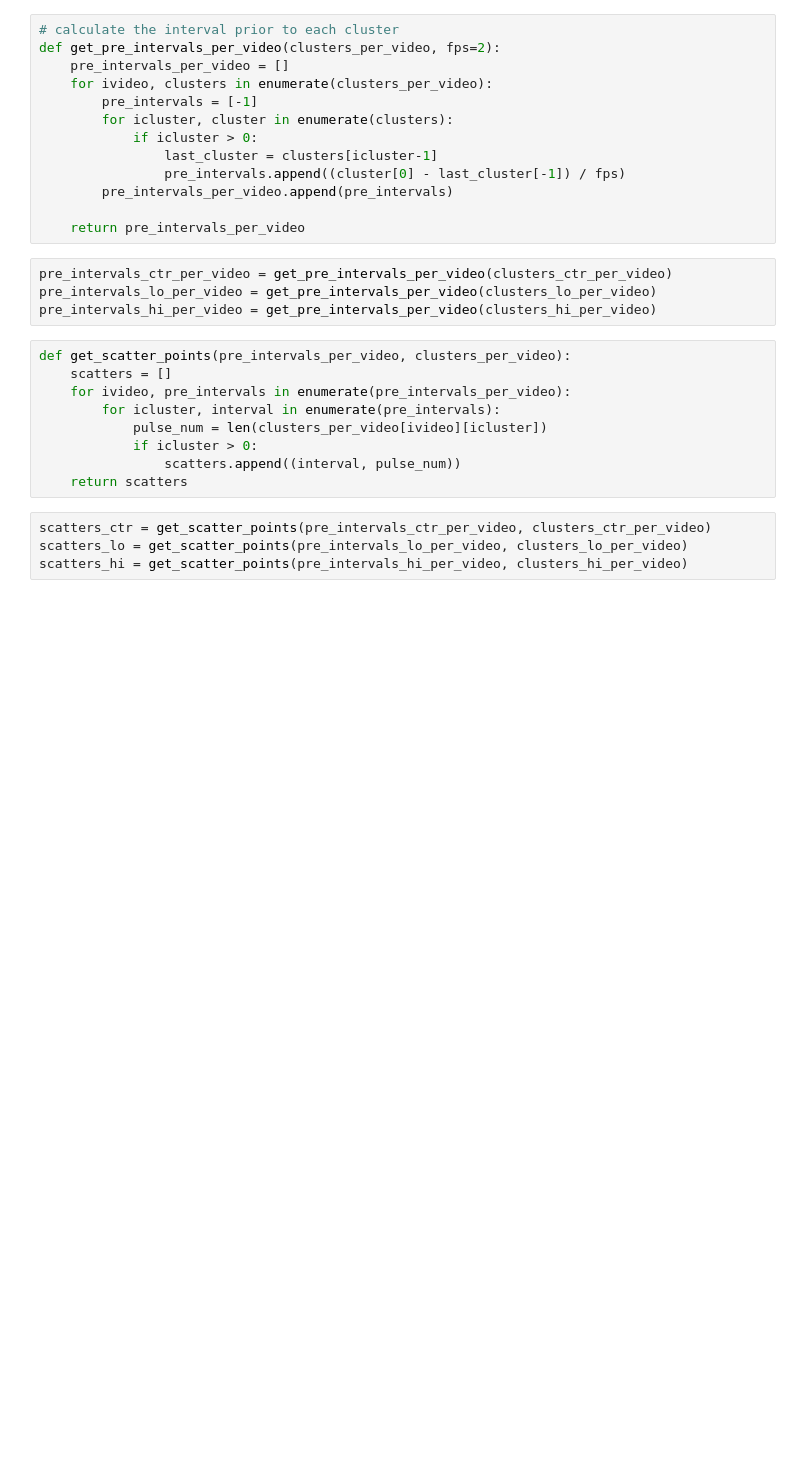
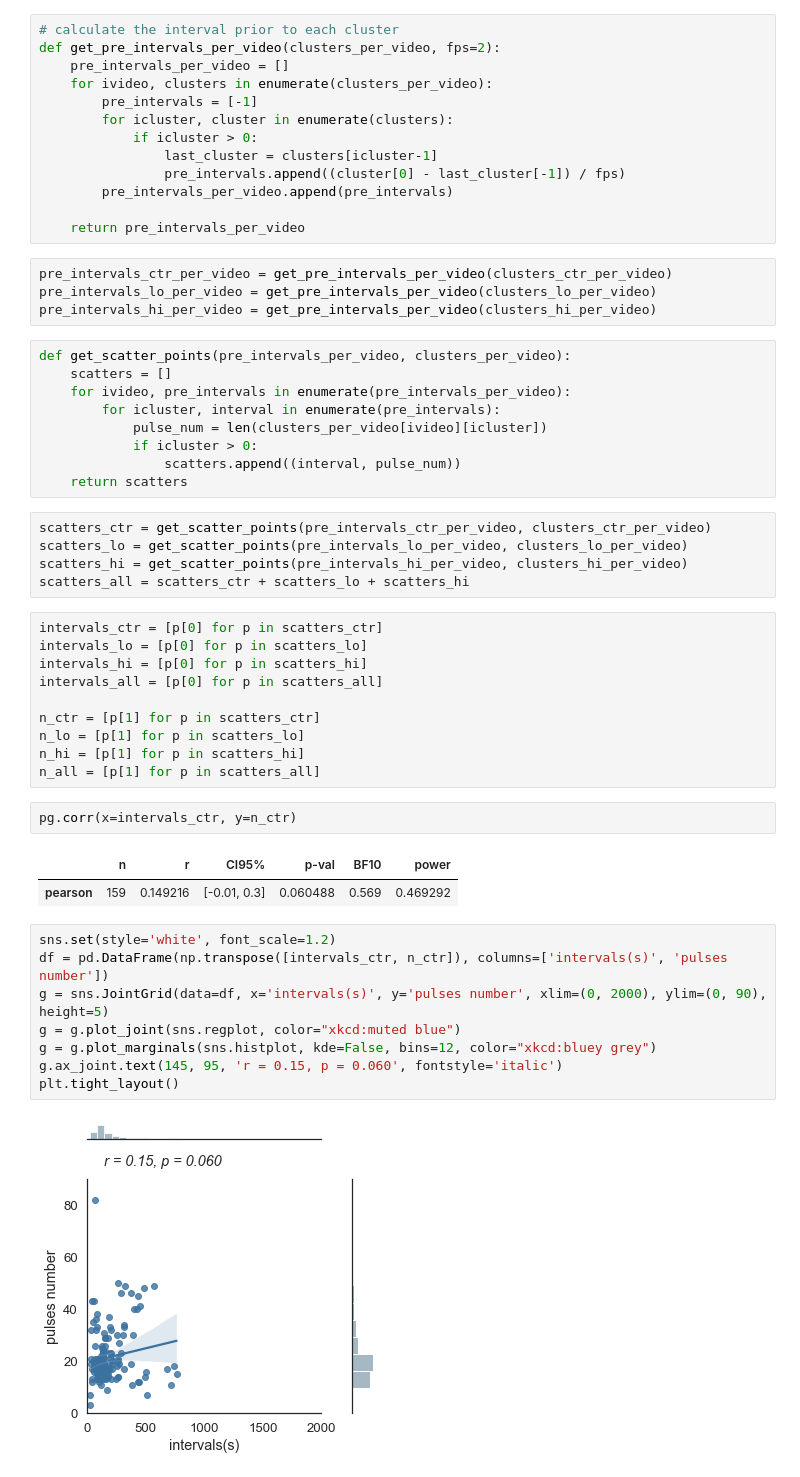
Before and after one commit to hengjiwang/hydranerv, a Jupyter notebook: hydranerv/data_analysis/pulse_num_vs_interval.ipynb, the cells around one changed output. Cells and saved outputs as stored; diff of their text form; blank space fills up the shorter version.

```diff
--- a/hydranerv/data_analysis/pulse_num_vs_interval.ipynb
+++ b/hydranerv/data_analysis/pulse_num_vs_interval.ipynb
@@ -77,3 +80,29 @@ def get_scatter_points(pre_intervals_per_video, clusters_per_video):
 scatters_ctr = get_scatter_points(pre_intervals_ctr_per_video, clusters_ctr_per_video)
 scatters_lo = get_scatter_points(pre_intervals_lo_per_video, clusters_lo_per_video)
 scatters_hi = get_scatter_points(pre_intervals_hi_per_video, clusters_hi_per_video)
+scatters_all = scatters_ctr + scatters_lo + scatters_hi
+# %%
+intervals_ctr = [p[0] for p in scatters_ctr]
+intervals_lo = [p[0] for p in scatters_lo]
+intervals_hi = [p[0] for p in scatters_hi]
+intervals_all = [p[0] for p in scatters_all]
+
+n_ctr = [p[1] for p in scatters_ctr]
+n_lo = [p[1] for p in scatters_lo]
+n_hi = [p[1] for p in scatters_hi]
+n_all = [p[1] for p in scatters_all]
+# %%
+pg.corr(x=intervals_ctr, y=n_ctr)
+# %% [output]
+|  | n | r | CI95% | p-val | BF10 | power |
+| pearson | 159 | 0.149216 | [-0.01, 0.3] | 0.060488 | 0.569 | 0.469292 |
+# %%
+sns.set(style='white', font_scale=1.2)
+df = pd.DataFrame(np.transpose([intervals_ctr, n_ctr]), columns=['intervals(s)', 'pulses number'])
+g = sns.JointGrid(data=df, x='intervals(s)', y='pulses number', xlim=(0, 2000), ylim=(0, 90), height=5)
+g = g.plot_joint(sns.regplot, color="xkcd:muted blue")
+g = g.plot_marginals(sns.histplot, kde=False, bins=12, color="xkcd:bluey grey")
+g.ax_joint.text(145, 95, 'r = 0.15, p = 0.060', fontstyle='italic')
+plt.tight_layout()
+# %% [output]
+[figure, added]
```
Also changed, not shown: parts of 11 cells of this notebook, 2 other files.
